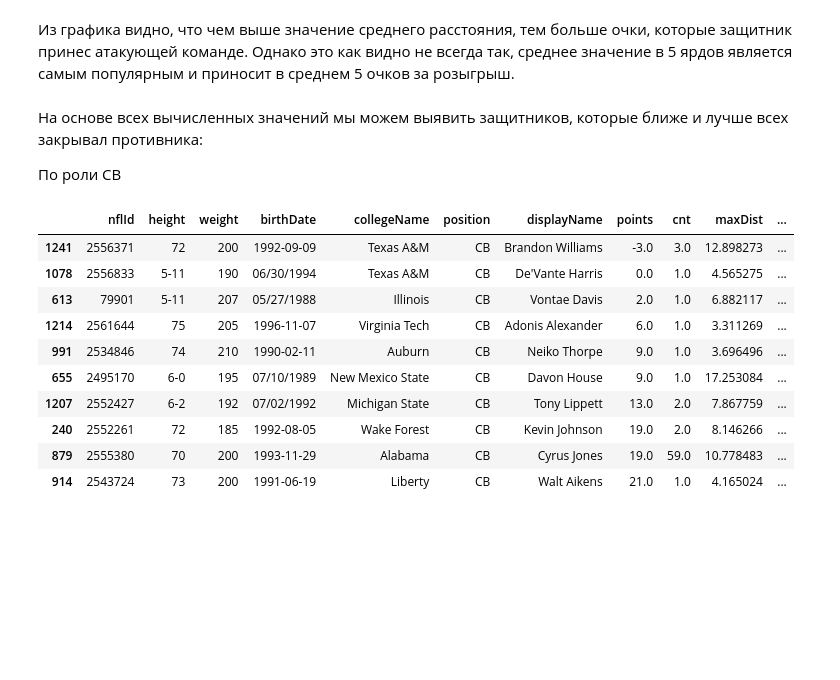
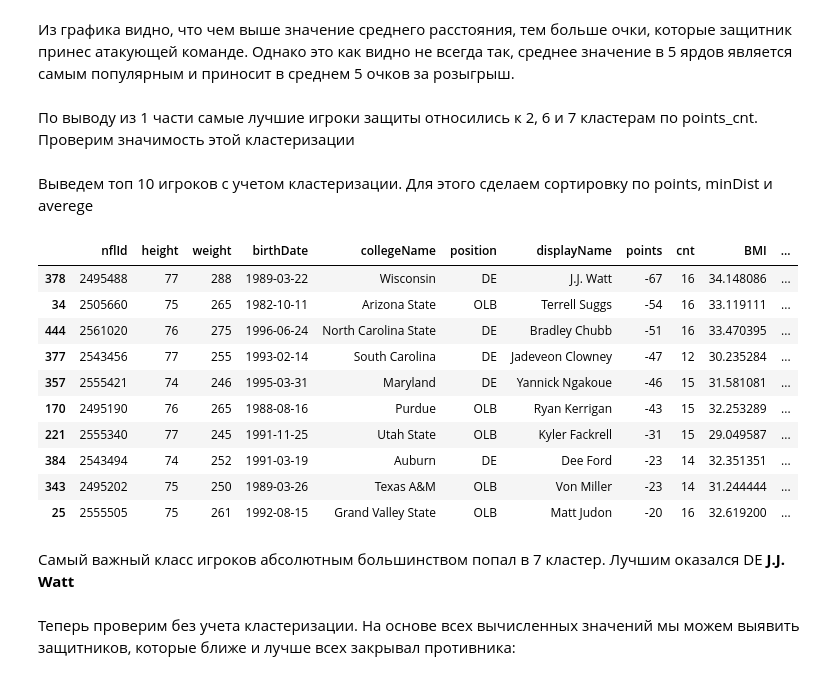
Before and after one commit to IgorKurylev/nfl-project, a Jupyter notebook: src/python/Distance Analysis.ipynb, the cells around one changed output. Cells and saved outputs as stored; diff of their text form; code cells hidden in the pictures; blank space fills up the shorter version.

```diff
--- a/src/python/Distance Analysis.ipynb
+++ b/src/python/Distance Analysis.ipynb
@@ -206,24 +225,28 @@ _ = plt.ylabel("Distance (avg)")
 # %% [markdown]
 Из графика видно, что чем выше значение среднего расстояния, тем больше очки, которые защитник принес атакующей команде. Однако это как видно не всегда так, среднее значение в 5 ярдов является самым популярным и приносит в среднем 5 очков за розыгрыш.
+# %% [markdown]
+По выводу из 1 части самые лучшие игроки защиты относились к 2, 6 и 7 кластерам по points_cnt. Проверим значимость этой кластеризации
+# %%
+clustered = defenders.loc[(defenders['points_cnt'] == 2) | (defenders['points_cnt'] == 6) | (defenders['points_cnt'] == 7)]
+# %%
+sorted_cluster = clustered.sort_values(["points", "minDist", "average"], ascending = (True, True, True))
+# %% [markdown]
+Выведем топ 10 игроков с учетом кластеризации. Для этого сделаем сортировку по points, minDist и averege
+# %%
+sorted_cluster.head(10)
+# %% [output]
+|  | nflId | height | weight | birthDate | collegeName | position | displayName | points | cnt | BMI | ... |
+| 378 | 2495488 | 77 | 288 | 1989-03-22 | Wisconsin | DE | J.J. Watt | -67 | 16 | 34.148086 | ... |
+| 34 | 2505660 | 75 | 265 | 1982-10-11 | Arizona State | OLB | Terrell Suggs | -54 | 16 | 33.119111 | ... |
+| 444 | 2561020 | 76 | 275 | 1996-06-24 | North Carolina State | DE | Bradley Chubb | -51 | 16 | 33.470395 | ... |
+| 377 | 2543456 | 77 | 255 | 1993-02-14 | South Carolina | DE | Jadeveon Clowney | -47 | 12 | 30.235284 | ... |
+| 357 | 2555421 | 74 | 246 | 1995-03-31 | Maryland | DE | Yannick Ngakoue | -46 | 15 | 31.581081 | ... |
+| 170 | 2495190 | 76 | 265 | 1988-08-16 | Purdue | OLB | Ryan Kerrigan | -43 | 15 | 32.253289 | ... |
+| 221 | 2555340 | 77 | 245 | 1991-11-25 | Utah State | OLB | Kyler Fackrell | -31 | 15 | 29.049587 | ... |
+| 384 | 2543494 | 74 | 252 | 1991-03-19 | Auburn | DE | Dee Ford | -23 | 14 | 32.351351 | ... |
+| 343 | 2495202 | 75 | 250 | 1989-03-26 | Texas A&M | OLB | Von Miller | -23 | 14 | 31.244444 | ... |
+| 25 | 2555505 | 75 | 261 | 1992-08-15 | Grand Valley State | OLB | Matt Judon | -20 | 16 | 32.619200 | ... |
+# %% [markdown]
+Самый важный класс игроков абсолютным большинством попал в 7 кластер. Лучшим оказался DE **J.J. Watt**
 # %% [markdown]
-На основе всех вычисленных значений мы можем выявить защитников, которые ближе и лучше всех закрывал противника:
-
-По роли CB
+Теперь проверим без учета кластеризации. На основе всех вычисленных значений мы можем выявить защитников, которые ближе и лучше всех закрывал противника:
-# %%
-defenders = players_cnt.dropna()
-defenders = defenders.loc[(defenders['enter'] != 0.0)]
-cornerback_best = defenders.loc[defenders['position'] == 'CB']
-cornerback_best = cornerback_best.sort_values(["points", "average", "minDist"], ascending = (True, True, True))
-cornerback_best.head(10)
-# %% [output]
-|  | nflId | height | weight | birthDate | collegeName | position | displayName | points | cnt | maxDist | ... |
-| 1241 | 2556371 | 72 | 200 | 1992-09-09 | Texas A&M | CB | Brandon Williams | -3.0 | 3.0 | 12.898273 | ... |
-| 1078 | 2556833 | 5-11 | 190 | 06/30/1994 | Texas A&M | CB | De'Vante Harris | 0.0 | 1.0 | 4.565275 | ... |
-| 613 | 79901 | 5-11 | 207 | 05/27/1988 | Illinois | CB | Vontae Davis | 2.0 | 1.0 | 6.882117 | ... |
-| 1214 | 2561644 | 75 | 205 | 1996-11-07 | Virginia Tech | CB | Adonis Alexander | 6.0 | 1.0 | 3.311269 | ... |
-| 991 | 2534846 | 74 | 210 | 1990-02-11 | Auburn | CB | Neiko Thorpe | 9.0 | 1.0 | 3.696496 | ... |
-| 655 | 2495170 | 6-0 | 195 | 07/10/1989 | New Mexico State | CB | Davon House | 9.0 | 1.0 | 17.253084 | ... |
-| 1207 | 2552427 | 6-2 | 192 | 07/02/1992 | Michigan State | CB | Tony Lippett | 13.0 | 2.0 | 7.867759 | ... |
-| 240 | 2552261 | 72 | 185 | 1992-08-05 | Wake Forest | CB | Kevin Johnson | 19.0 | 2.0 | 8.146266 | ... |
-| 879 | 2555380 | 70 | 200 | 1993-11-29 | Alabama | CB | Cyrus Jones | 19.0 | 59.0 | 10.778483 | ... |
-| 914 | 2543724 | 73 | 200 | 1991-06-19 | Liberty | CB | Walt Aikens | 21.0 | 1.0 | 4.165024 | ... |
```
Also changed, not shown: parts of 11 cells of this notebook, 1 other file.
